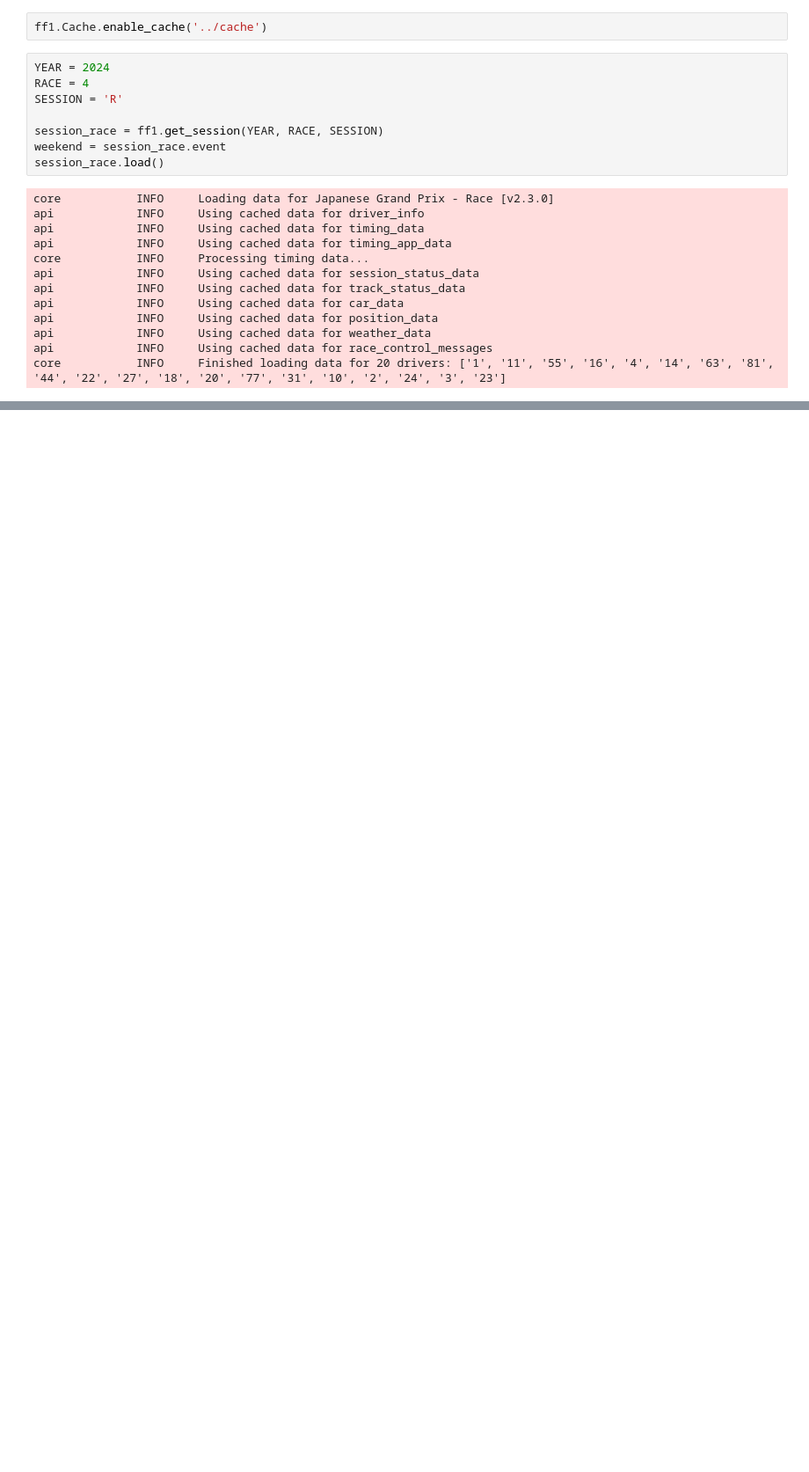
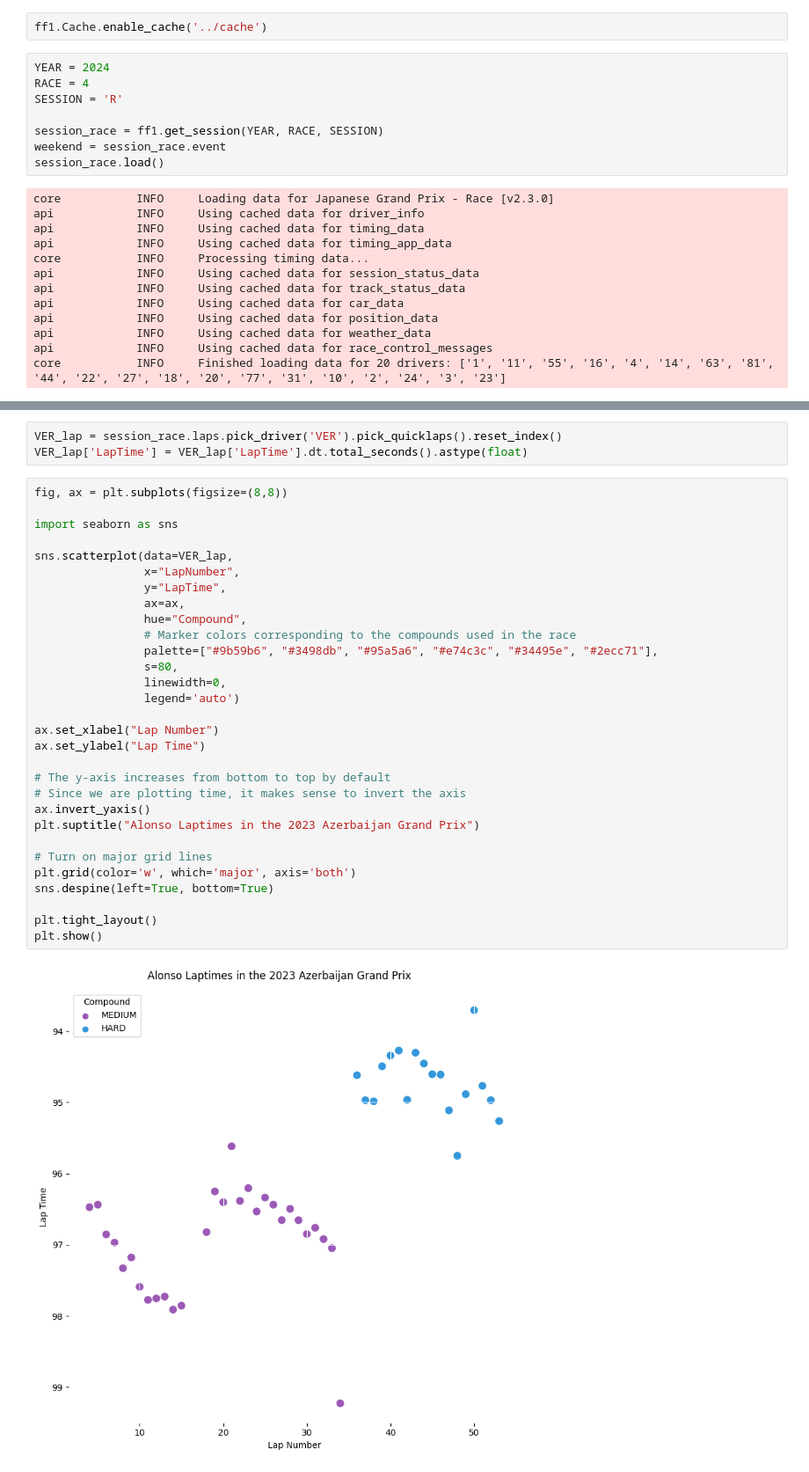
Before and after one commit to AmitSahoo45/F1-DATA-ANALYSIS, a Jupyter notebook: 2024/04-Japan/RaceAnalysis.ipynb, the cells around one changed output, grey strips where cells are left out. Shown at 88% size. Cells and saved outputs as stored; diff of their text form; blank space fills up the shorter version.

```diff
--- a/2024/04-Japan/RaceAnalysis.ipynb
+++ b/2024/04-Japan/RaceAnalysis.ipynb
@@ -44,0 +80,35 @@ colormap = mpl.cm.plasma
+# %%
+VER_lap = session_race.laps.pick_driver('VER').pick_quicklaps().reset_index()
+VER_lap['LapTime'] = VER_lap['LapTime'].dt.total_seconds().astype(float)
+# %%
+fig, ax = plt.subplots(figsize=(8,8))
+
+import seaborn as sns
+
+sns.scatterplot(data=VER_lap,
+                x="LapNumber",
+                y="LapTime",
+                ax=ax,
+                hue="Compound",
+                # Marker colors corresponding to the compounds used in the race
+                palette=["#9b59b6", "#3498db", "#95a5a6", "#e74c3c", "#34495e", "#2ecc71"],
+                s=80,
+                linewidth=0,
+                legend='auto')
+
+ax.set_xlabel("Lap Number")
+ax.set_ylabel("Lap Time")
+
+# The y-axis increases from bottom to top by default
+# Since we are plotting time, it makes sense to invert the axis
+ax.invert_yaxis()
+plt.suptitle("Alonso Laptimes in the 2023 Azerbaijan Grand Prix")
+
+# Turn on major grid lines
+plt.grid(color='w', which='major', axis='both')
+sns.despine(left=True, bottom=True)
+
+plt.tight_layout()
+plt.show()
+# %% [output]
+[figure, added]
```
Also changed, not shown: parts of 9 cells of this notebook, 1 other file.
